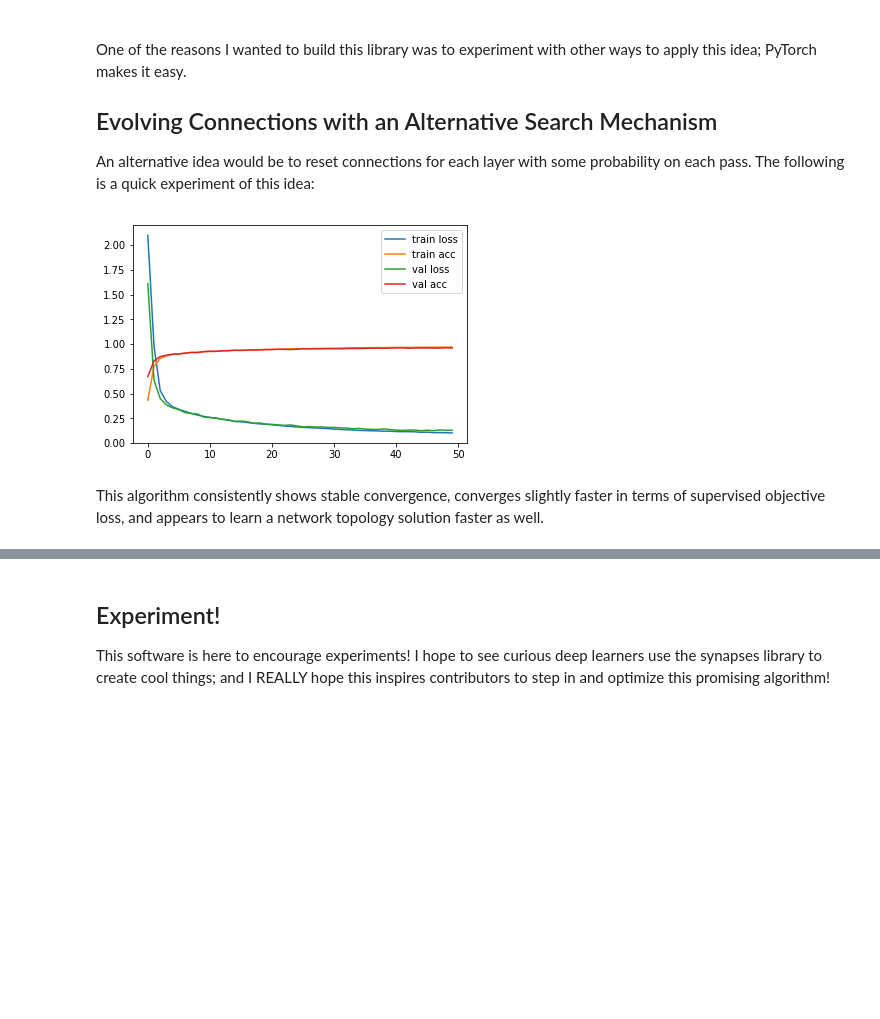
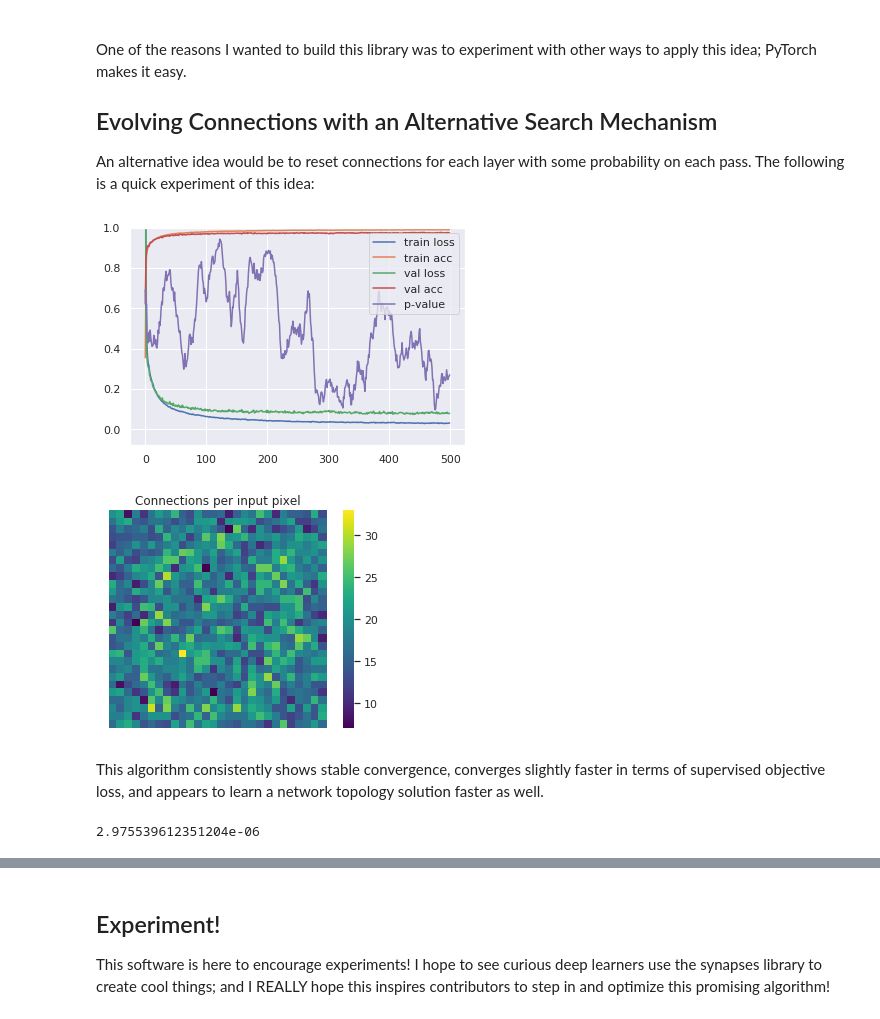
Before and after one commit to AlliedToasters/synapses, a Jupyter notebook: MNIST_demo.ipynb, the cells around one changed output, grey strips where cells are left out. Drawn from its saved outputs; the diff is of its cells as text; code cells hidden in the pictures; blank space fills up the shorter version.

```diff
--- a/MNIST_demo.ipynb
+++ b/MNIST_demo.ipynb
@@ -156,6 +162,17 @@ class History(object):
         self.val_loss = []
         self.train_acc = []
         self.val_acc = []
+        self.p_value = []
+        self.p_avg = []
+
+    def add_p_value(self, p):
+        mem = 10
+        self.p_value.append(p)
+        if len(self.p_value) < mem:
+            new_avg = sum(self.p_value)/len(self.p_value)
+        else:
+            new_avg = sum(self.p_value[-mem:])/mem
+        self.p_avg.append(new_avg)
 
     def plot(self):
         clear_output()
@@ -163,6 +180,8 @@ class History(object):
         plt.plot(self.train_acc, label='train acc')
         plt.plot(self.val_loss, label='val loss')
         plt.plot(self.val_acc, label='val acc')
+        plt.plot(self.p_avg, label='p-value')
+        plt.ylim(top=1)
         plt.legend()
         plt.show()
 
@@ -205,18 +224,24 @@ def test(model, device, test_loader, history):
         test_loss, correct, len(test_loader.dataset), 100. * acc))
     history.val_loss.append(test_loss)
     history.val_acc.append(acc)
+    #Check p-value for connections distribution
+    vec = model.set1.connections[:, 0]
+    vec = np.array(vec)
+    _, counts = np.unique(vec, return_counts=True)
+    history.add_p_value(chisquare(counts)[1])
     return history
 # %%
 torch.manual_seed(0)
 #Optimizer settings
 lr = .01
-momentum = .5
+momentum = .9
+decay = .0002
 epochs = 50
-batch_size=128
+batch_size=512
 
-log_interval = 64
+log_interval = 16
 
-test_batch_size=128
+test_batch_size=batch_size
 
 train_loader = torch.utils.data.DataLoader(
     datasets.MNIST('../data', train=True, download=True,
@@ -237,7 +262,7 @@ Synapses recycles parameters. When connections are broken and reassigned, its pa
 This system is designed to be computationally efficient, but it comes with a nasty side-effect. Often, we use optimizers with some sort of buffer; the simplest example is momentum in SGD. When we reset a parameter, the information about the overwritten parameter in the optimizer buffer is not useful. We need to overwrite specific values in the buffer also. To do this in pytorch, we need to pass the optimizer to each SETLayer to let synapses do this for us. <br><br>
 <b>Notice: I'm still working out the best way to initialize adaptive optimizers (current version makes a naive attempt to pick good values); SGD with momentum works fine</b>
 # %%
-optimizer = optim.SGD(sparse_net.parameters(), lr=lr, momentum=momentum)
+optimizer = optim.SGD(sparse_net.parameters(), lr=lr, momentum=momentum, weight_decay=decay)
 for layer in sparse_net.set_layers:
     #here we tell our set layers about
     layer.optimizer = optimizer
@@ -253,7 +278,7 @@ def show_MNIST_connections(model):
     plt.title('Connections per input pixel');
     plt.show();
 # %%
-epochs = 1000
+epochs = 500
 for epoch in range(1, epochs + 1):
     #In the paper, evolutions occur on each epoch
     show_MNIST_connections(sparse_net)
@@ -337,18 +354,20 @@ class EvolNet(nn.Module):
         x = self.fc1(x)
         return F.log_softmax(x, dim=1)
 # %%
-evol_net = EvolNet().to(device)
+evol_net = EvolNet(evolution_proba=.2).to(device)
 print('number of params: ', count_params(sparse_net))
 
-optimizer = optim.SGD(evol_net.parameters(), lr=lr, momentum=momentum)
+optimizer = optim.SGD(evol_net.parameters(), lr=lr, momentum=momentum, weight_decay=decay)
 
 evolnet_history = History()
 
 for epoch in range(1, epochs + 1):
     evolnet_history = train(log_interval, evol_net, device, train_loader, optimizer, epoch, evolnet_history)
     evolnet_history = test(evol_net, device, test_loader, evolnet_history)
     evolnet_history.plot()
+    show_MNIST_connections(evol_net)
 # %% [output]
-[figure, old version]
+[figure, new version]
+[figure, added]
 # %% [markdown]
 This algorithm consistently shows stable convergence, converges slightly faster in terms of supervised objective loss, and appears to learn a network topology solution faster as well.
@@ -355,3 +376,11 @@ This algorithm consistently shows stable convergence, converges slightly faster
+# %%
+vec = sparse_net.set1.connections[:, 0]
+vec = np.array(vec)
+_, counts = np.unique(vec, return_counts=True)
+f_obs = counts
+chisquare(f_obs)[1]
+# %% [output]
+2.975539612351204e-06
 # %%
 show_MNIST_connections(evol_net)
 # %% [output]
```
Also changed, not shown: parts of 13 cells of this notebook, 4 other files.
